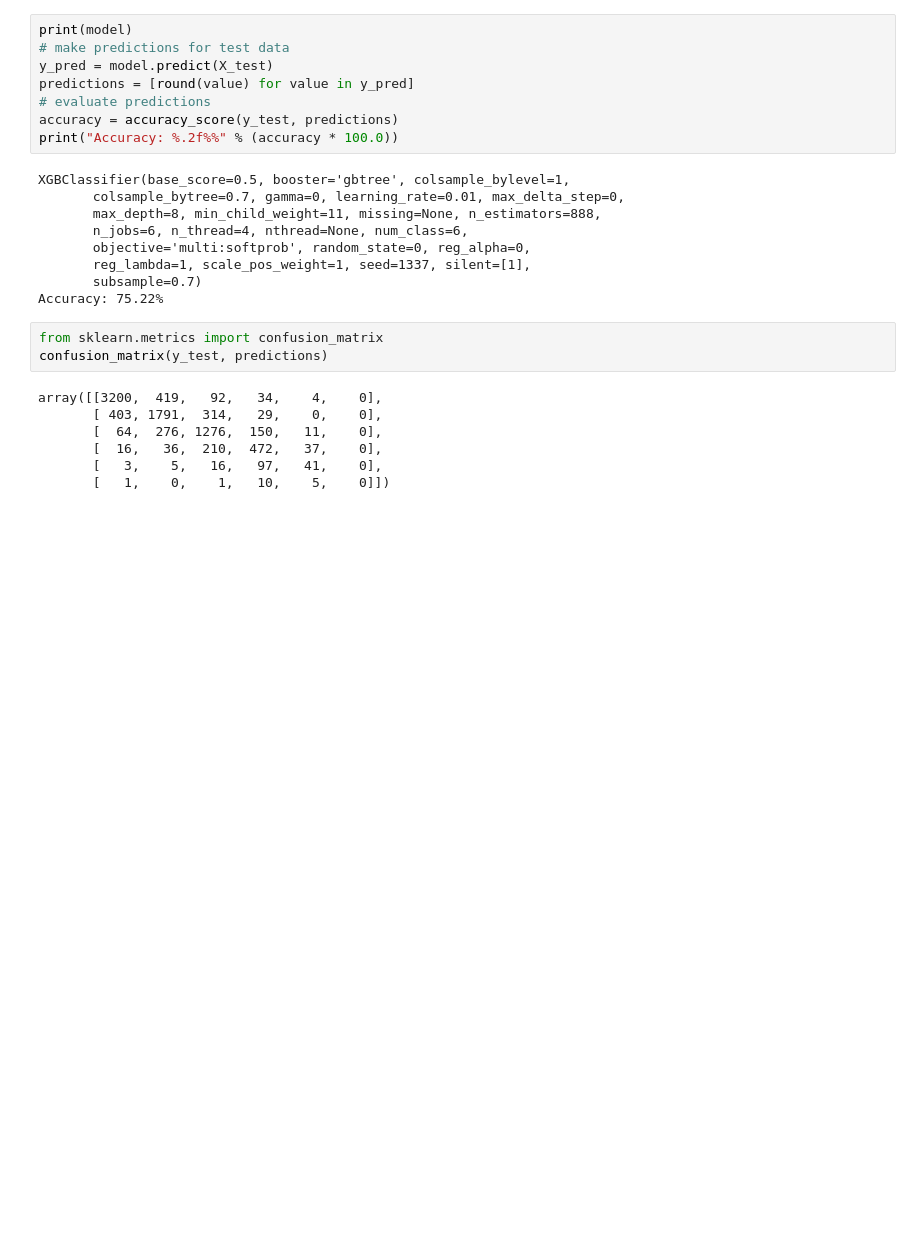
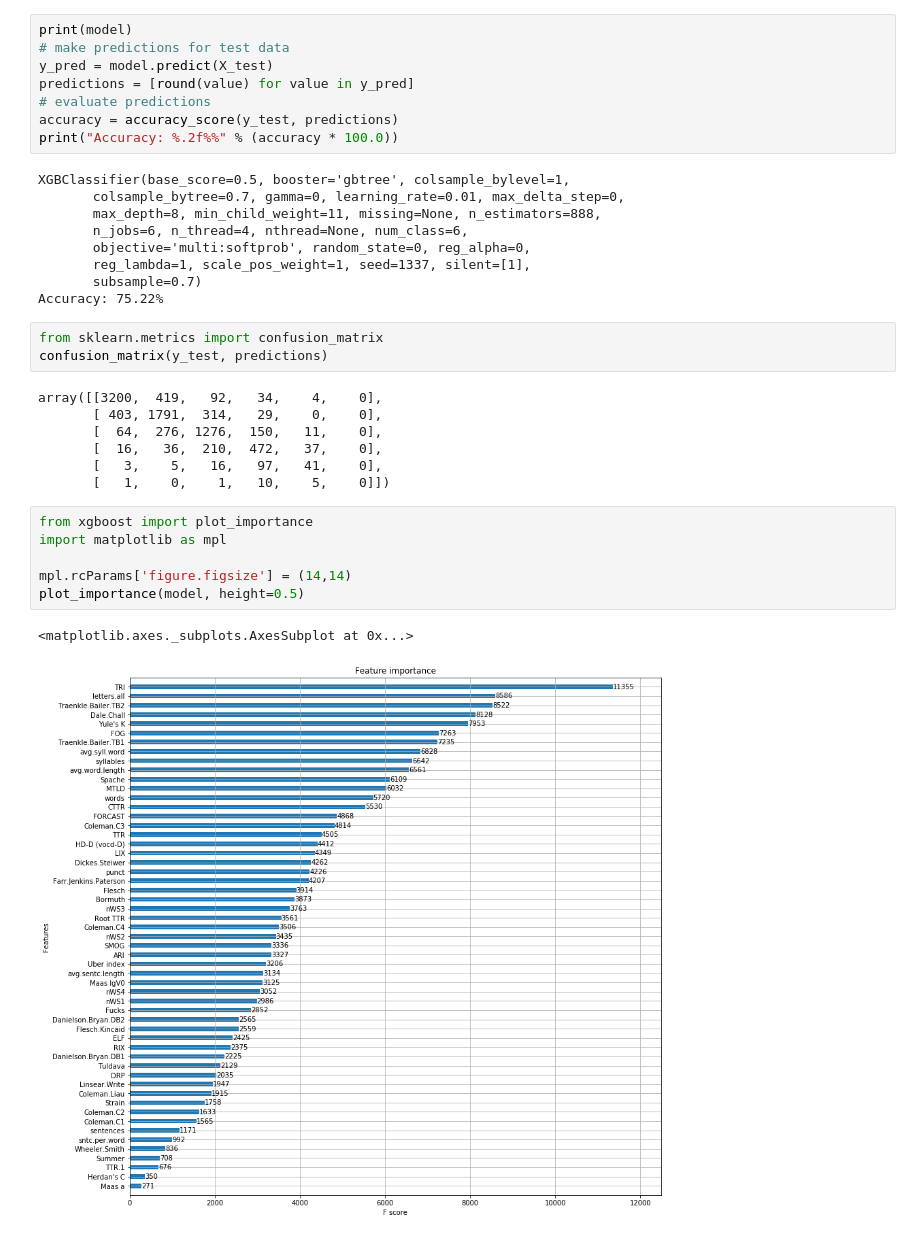
Before and after one commit to sammous/workplace, a Jupyter notebook: notebook.ipynb, the cells around one changed output. Saved outputs shown, nothing was run; the diff lists cells and outputs as text; blank space fills up the shorter version.

Commit message:
feature importance

```diff
--- a/notebook.ipynb
+++ b/notebook.ipynb
@@ -111,3 +111,12 @@ array([[3200,  419,   92,   34,    4,    0],
        [  16,   36,  210,  472,   37,    0],
        [   3,    5,   16,   97,   41,    0],
        [   1,    0,    1,   10,    5,    0]])
+# %%
+from xgboost import plot_importance
+import matplotlib as mpl
+
+mpl.rcParams['figure.figsize'] = (14,14)
+plot_importance(model, height=0.5)
+# %% [output]
+<matplotlib.axes._subplots.AxesSubplot at 0x...>
+[figure, added]
```
